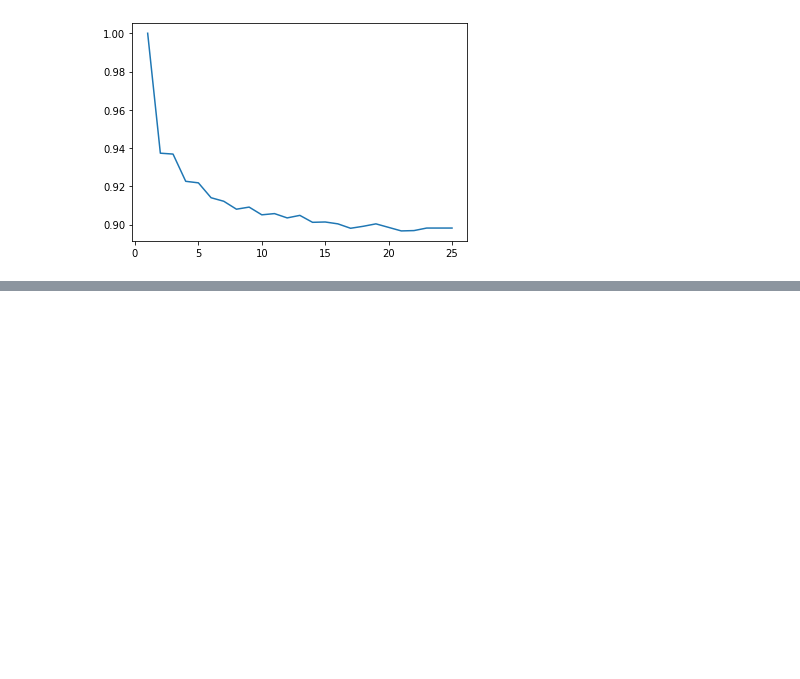
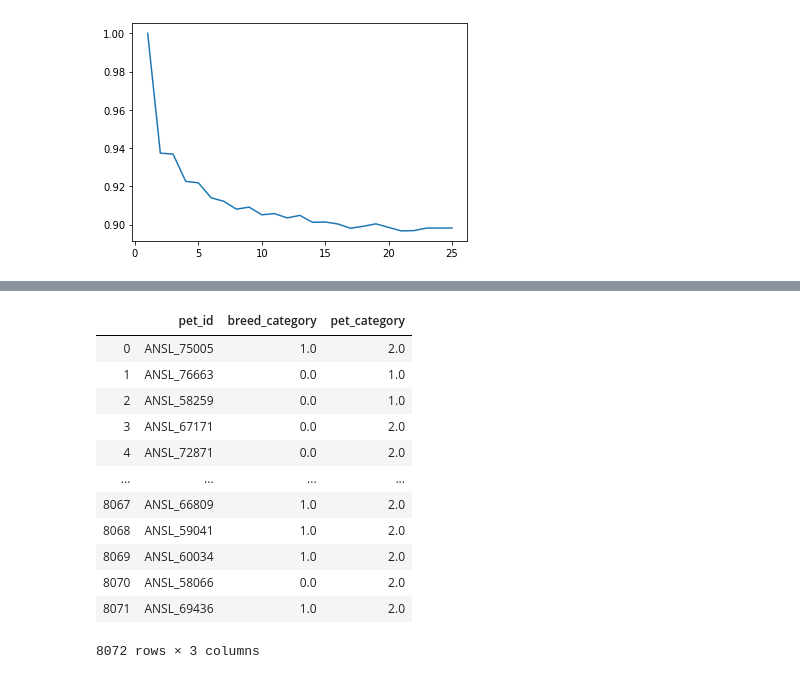
Before and after one commit to Princeshaw/Pet-Adoption-Hackerearth, a Jupyter notebook: pet_adoption.ipynb, the cells around one changed output, grey strips where cells are left out. Cells and saved outputs as stored; diff of their text form; code cells hidden in the pictures; blank space fills up the shorter version.

Commit message:
Submit the model with 77.97% accuracy

```diff
--- a/pet_adoption.ipynb
+++ b/pet_adoption.ipynb
@@ -353,0 +386,18 @@ final_knn.fit(X_train,y_train_breed)
+# %%
+submit = pd.read_csv('submit.csv')
+# %%
+submit
+# %% [output]
+|  | pet_id | breed_category | pet_category |
+| 0 | ANSL_75005 | 1.0 | 2.0 |
+| 1 | ANSL_76663 | 0.0 | 1.0 |
+| 2 | ANSL_58259 | 0.0 | 1.0 |
+| 3 | ANSL_67171 | 0.0 | 2.0 |
+| 4 | ANSL_72871 | 0.0 | 2.0 |
+| ... | ... | ... | ... |
+| 8067 | ANSL_66809 | 1.0 | 2.0 |
+| 8068 | ANSL_59041 | 1.0 | 2.0 |
+| 8069 | ANSL_60034 | 1.0 | 2.0 |
+| 8070 | ANSL_58066 | 0.0 | 2.0 |
+| 8071 | ANSL_69436 | 1.0 | 2.0 |
+8072 rows × 3 columns
```
Also changed, not shown: parts of 18 cells of this notebook, 1 other file.
